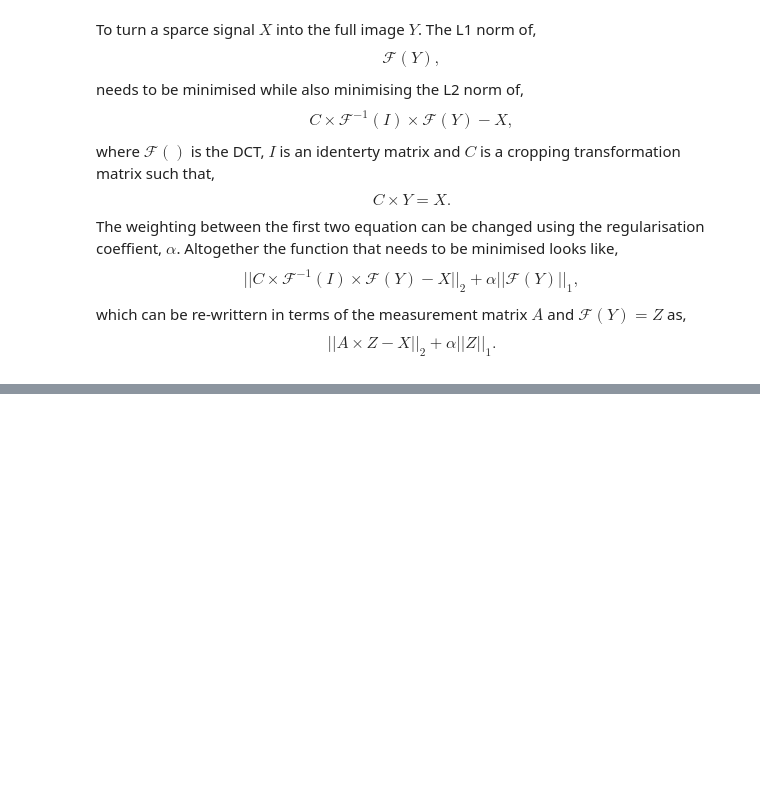
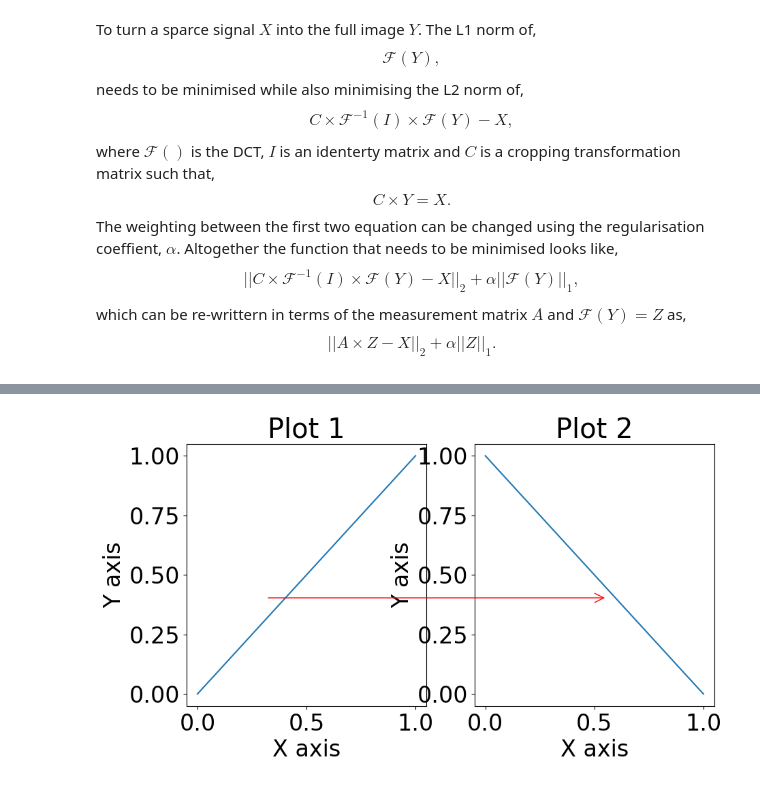
Before and after one commit to Jammi-Dodgers/THz-Compressed-Sensing, a Jupyter notebook: CS_2d.ipynb, the cells around one changed output, grey strips where cells are left out. Cells and saved outputs as stored; diff of their text form; code cells hidden in the pictures; blank space fills up the shorter version.

```diff
--- a/CS_2d.ipynb
+++ b/CS_2d.ipynb
@@ -181,0 +284,31 @@ plt.show()
+# %%
+import matplotlib.pyplot as plt
+
+# Create a figure with two subplots
+fig, (ax1, ax2) = plt.subplots(1, 2, figsize=(10, 5))
+
+# Plot some data on both axes
+ax1.plot([0, 1], [0, 1], label='Line 1')
+ax2.plot([0, 1], [1, 0], label='Line 2')
+
+# Annotate on the figure level
+plt.annotate(
+    '',
+    xy=(0.75, 0.5),  # end point in figure coordinates
+    xytext=(0.25, 0.5),  # start point in figure coordinates
+    xycoords='figure fraction',  # use figure coordinates
+    arrowprops=dict(arrowstyle='->', color='red')
+)
+
+# Add titles and labels
+ax1.set_title('Plot 1')
+ax2.set_title('Plot 2')
+ax1.set_xlabel('X axis')
+ax1.set_ylabel('Y axis')
+ax2.set_xlabel('X axis')
+ax2.set_ylabel('Y axis')
+
+# Show the plot
+plt.show()
+# %% [output]
+[figure, added]
```
Also changed, not shown: parts of 10 cells of this notebook, 8 other files.
